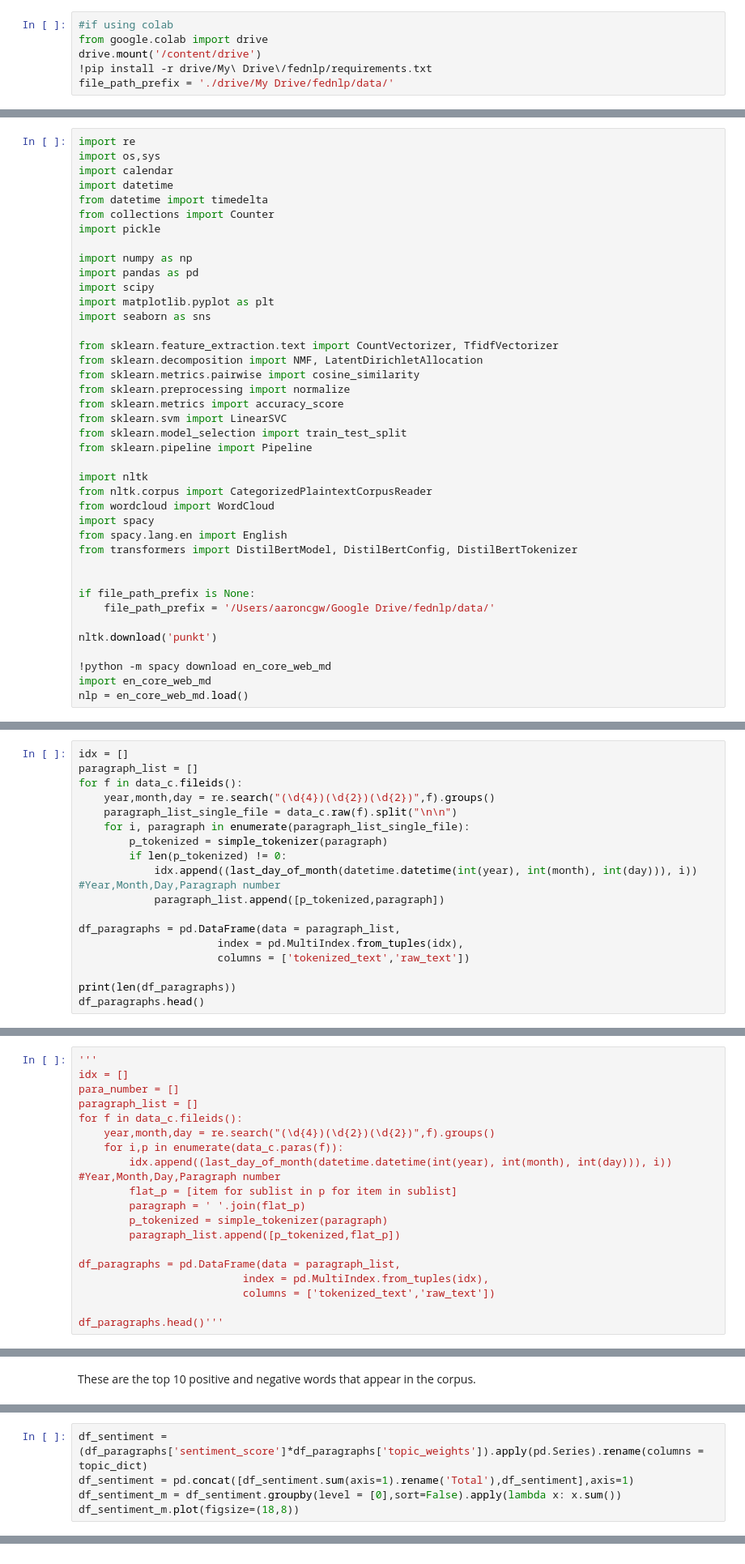
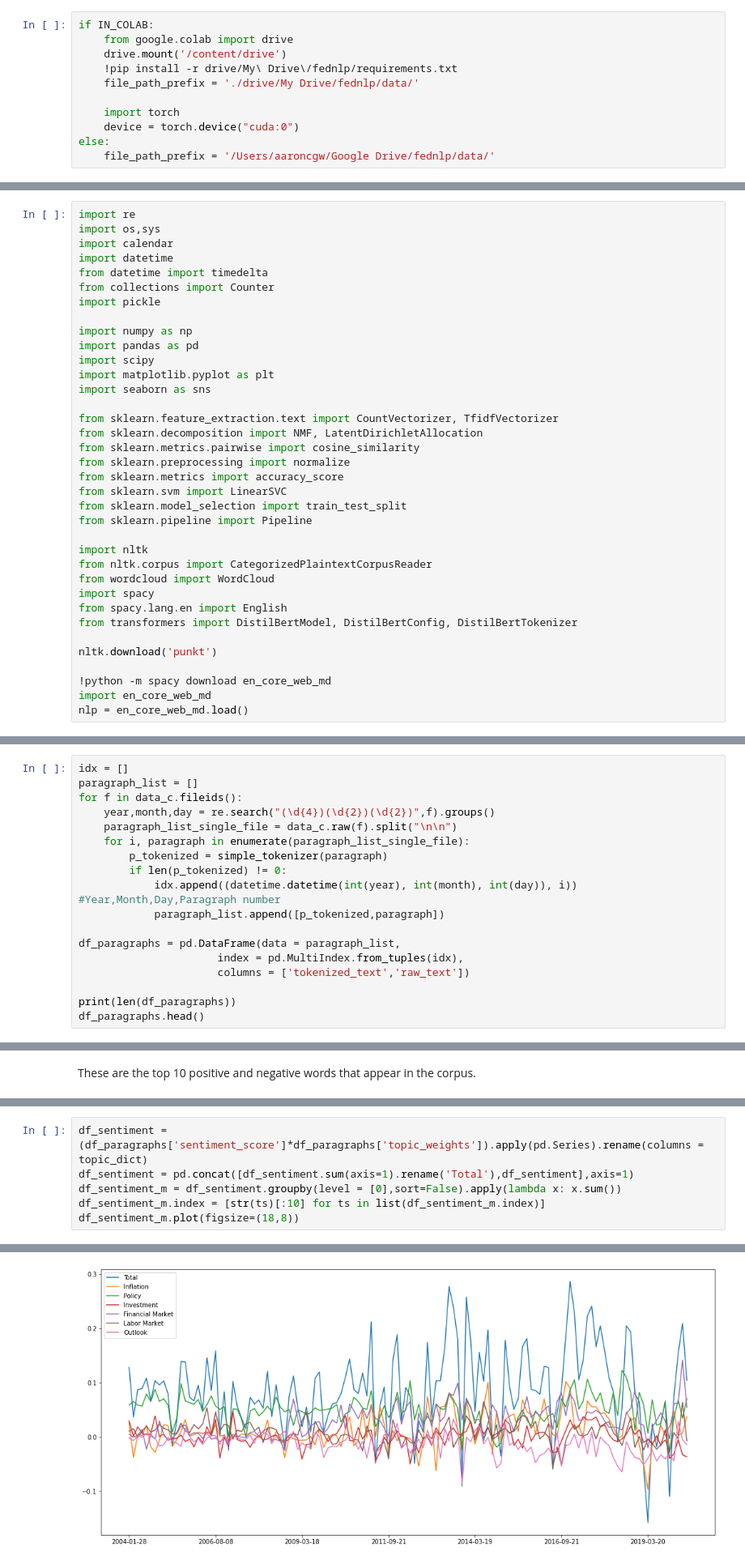
Before and after one commit to aaroncgw31/fednlp, a Jupyter notebook: fednlp.ipynb, the cells around one changed output, grey strips where cells are left out. Shown at 81% size. Cells and saved outputs as stored; diff of their text form.

```diff
--- a/fednlp.ipynb
+++ b/fednlp.ipynb
@@ -32,7 +36,12 @@ file_path_prefix = None
 # %%
-#if using colab
-from google.colab import drive
-drive.mount('/content/drive')
-!pip install -r drive/My\ Drive\/fednlp/requirements.txt
-file_path_prefix = './drive/My Drive/fednlp/data/'
+if IN_COLAB:
+    from google.colab import drive
+    drive.mount('/content/drive')
+    !pip install -r drive/My\ Drive\/fednlp/requirements.txt
+    file_path_prefix = './drive/My Drive/fednlp/data/'
+
+    import torch
+    device = torch.device("cuda:0")
+else:
+    file_path_prefix = '/Users/aaroncgw/Google Drive/fednlp/data/'
 # %% [output]
@@ -84,10 +93,6 @@ import spacy
 from spacy.lang.en import English
 from transformers import DistilBertModel, DistilBertConfig, DistilBertTokenizer
 
-
-if file_path_prefix is None:
-    file_path_prefix = '/Users/aaroncgw/Google Drive/fednlp/data/'
-
 nltk.download('punkt')
 
 !python -m spacy download en_core_web_md
@@ -244,7 +254,7 @@ for f in data_c.fileids():
     for i, paragraph in enumerate(paragraph_list_single_file):
         p_tokenized = simple_tokenizer(paragraph)
         if len(p_tokenized) != 0:
-            idx.append((last_day_of_month(datetime.datetime(int(year), int(month), int(day))), i)) #Year,Month,Day,Paragraph number
+            idx.append((datetime.datetime(int(year), int(month), int(day)), i)) #Year,Month,Day,Paragraph number
             paragraph_list.append([p_tokenized,paragraph])
 
 df_paragraphs = pd.DataFrame(data = paragraph_list,
@@ -256,22 +274,3 @@ df_paragraphs.head()
-# %%
-'''
-idx = []
-para_number = []
-paragraph_list = []
-for f in data_c.fileids():
-    year,month,day = re.search("(\d{4})(\d{2})(\d{2})",f).groups()
-    for i,p in enumerate(data_c.paras(f)):
-        idx.append((last_day_of_month(datetime.datetime(int(year), int(month), int(day))), i)) #Year,Month,Day,Paragraph number
-        flat_p = [item for sublist in p for item in sublist]
-        paragraph = ' '.join(flat_p)
-        p_tokenized = simple_tokenizer(paragraph)
-        paragraph_list.append([p_tokenized,flat_p])
-
-df_paragraphs = pd.DataFrame(data = paragraph_list,
-                          index = pd.MultiIndex.from_tuples(idx),
-                          columns = ['tokenized_text','raw_text'])
-
-df_paragraphs.head()'''
 # %%
 #Most frequent words in corpus
 tokenized_text = df_paragraphs['tokenized_text']
@@ -430,4 +465,6 @@ df_paragraphs
 df_sentiment = (df_paragraphs['sentiment_score']*df_paragraphs['topic_weights']).apply(pd.Series).rename(columns = topic_dict)
 df_sentiment = pd.concat([df_sentiment.sum(axis=1).rename('Total'),df_sentiment],axis=1)
 df_sentiment_m = df_sentiment.groupby(level = [0],sort=False).apply(lambda x: x.sum())
+df_sentiment_m.index = [str(ts)[:10] for ts in list(df_sentiment_m.index)]
 df_sentiment_m.plot(figsize=(18,8))
+# %% [output]
@@ -434,2 +472,3 @@ df_sentiment_m.plot(figsize=(18,8))
+[figure, added]
 # %% [markdown]
 The downside of using such a simplistic approach in calculating sentiment is that you can produce some anomalies, in particular for the 'inflation' topic. The word 'inflation' is negative but context is very important when classifying sentiment - in this case the sentence 'Inflation slowed down' should be a positive phrase but is classified as negative. Nevertheless, we can see see a joint dip amongst all topics in 2008, relating to the financial crisis.
```
Also changed, not shown: parts of 54 cells of this notebook.
